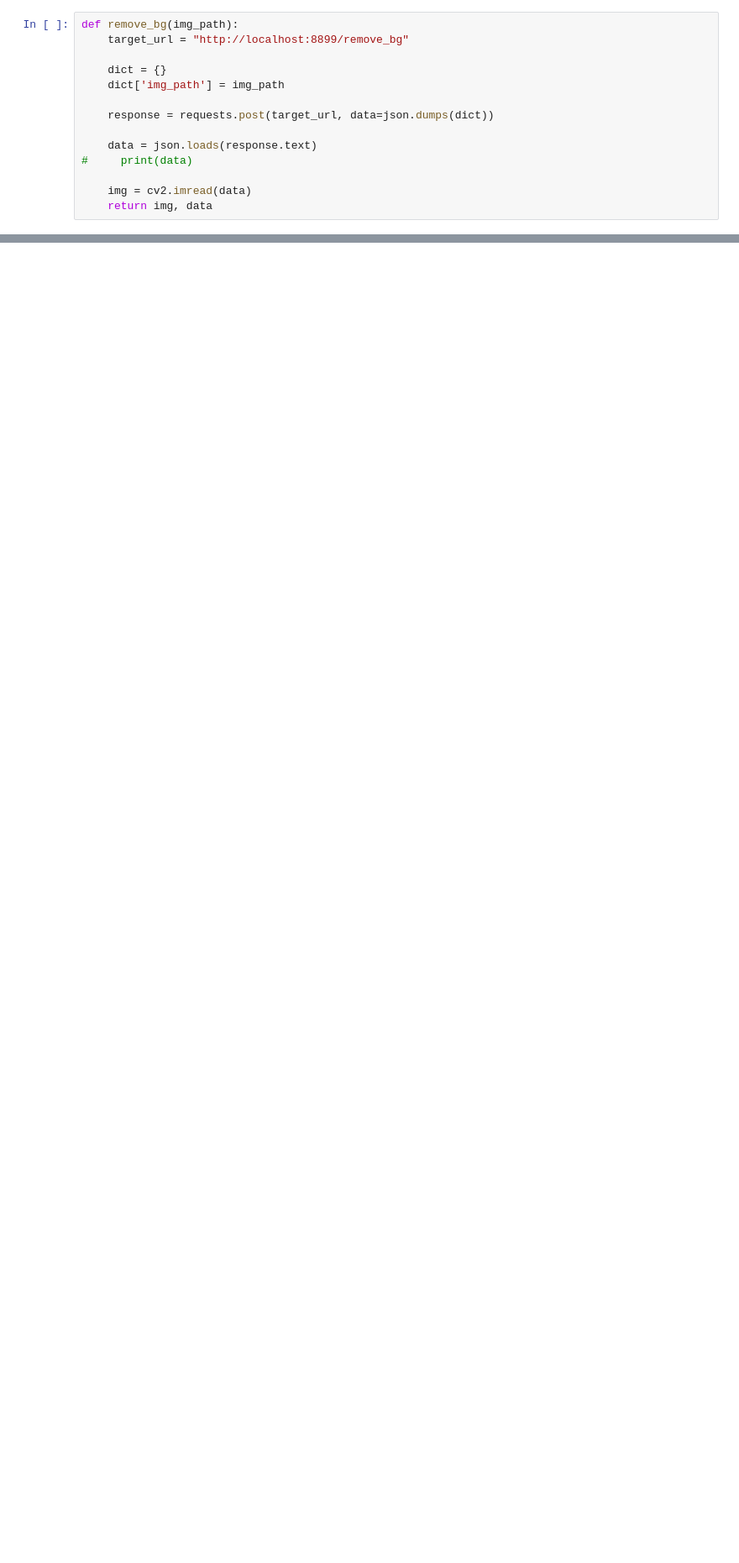
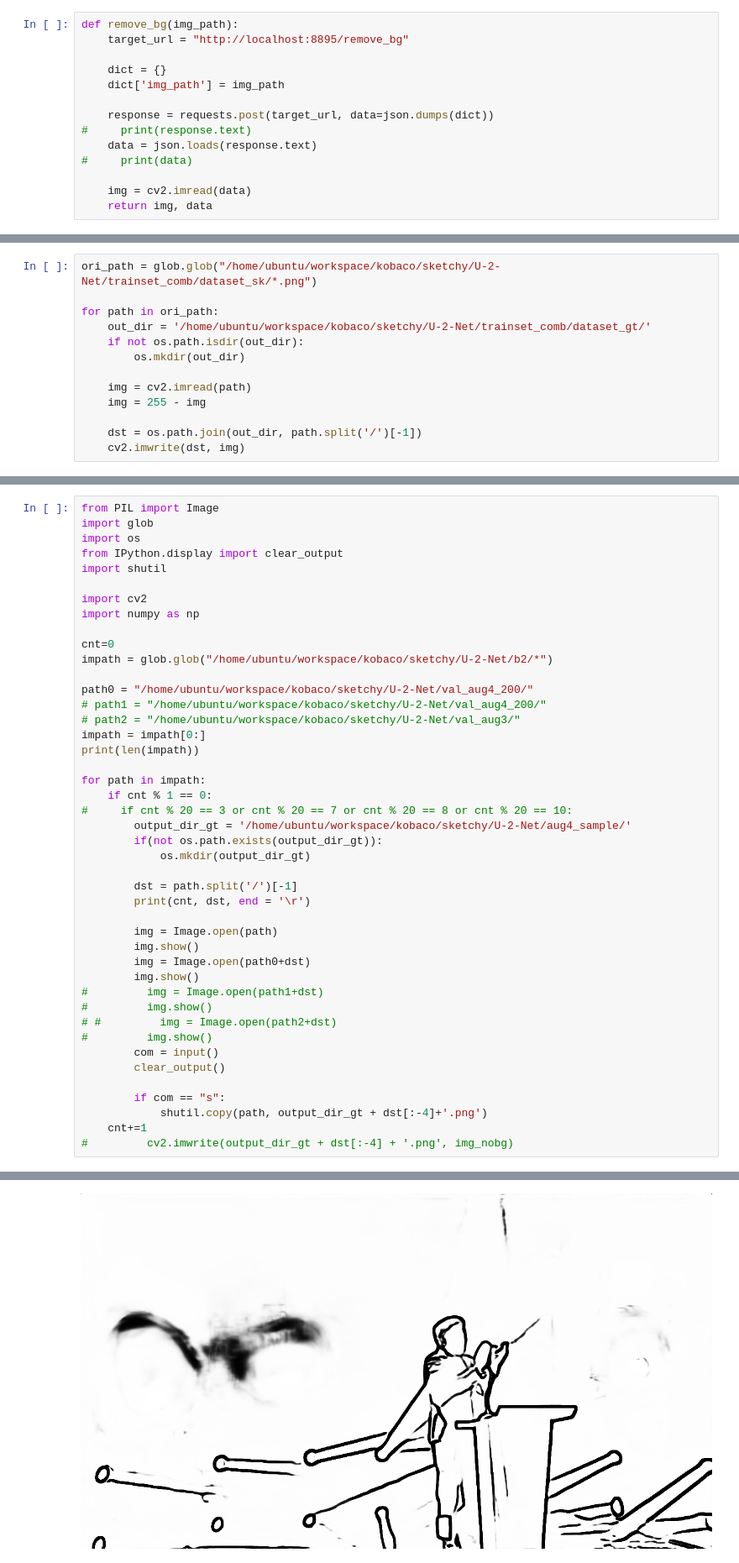
Before and after one commit to HyeongminMoon/U-2-Net_portrait_sketch, a Jupyter notebook: test_post.ipynb, the cells around one changed output, grey strips where cells are left out. Shown at 84% size. Cells and saved outputs as stored; diff of their text form; blank space fills up the shorter version.

```diff
--- a/test_post.ipynb
+++ b/test_post.ipynb
@@ -69,13 +162,13 @@ def cartoonize(img):
     return img, path
 # %%
 def remove_bg(img_path):
-    target_url = "http://localhost:8899/remove_bg"
+    target_url = "http://localhost:8895/remove_bg"
 
     dict = {}
     dict['img_path'] = img_path
 
     response = requests.post(target_url, data=json.dumps(dict))
-
+#     print(response.text)
     data = json.loads(response.text)
 #     print(data)
 
@@ -106,0 +208,13 @@ for dp in dst_path:
+# %%
+ori_path = glob.glob("/home/ubuntu/workspace/kobaco/sketchy/U-2-Net/trainset_comb/dataset_sk/*.png")
+
+for path in ori_path:
+    out_dir = '/home/ubuntu/workspace/kobaco/sketchy/U-2-Net/trainset_comb/dataset_gt/'
+    if not os.path.isdir(out_dir):
+        os.mkdir(out_dir)
+
+    img = cv2.imread(path)
+    img = 255 - img
+
+    dst = os.path.join(out_dir, path.split('/')[-1])
+    cv2.imwrite(dst, img)
@@ -278,0 +485,45 @@ a = glob.glob("")
+# %%
+from PIL import Image
+import glob
+import os
+from IPython.display import clear_output
+import shutil
+
+import cv2
+import numpy as np
+
+cnt=0
+impath = glob.glob("/home/ubuntu/workspace/kobaco/sketchy/U-2-Net/b2/*")
+
+path0 = "/home/ubuntu/workspace/kobaco/sketchy/U-2-Net/val_aug4_200/"
+# path1 = "/home/ubuntu/workspace/kobaco/sketchy/U-2-Net/val_aug4_200/"
+# path2 = "/home/ubuntu/workspace/kobaco/sketchy/U-2-Net/val_aug3/"
+impath = impath[0:]
+print(len(impath))
+
+for path in impath:
+    if cnt % 1 == 0:
+#     if cnt % 20 == 3 or cnt % 20 == 7 or cnt % 20 == 8 or cnt % 20 == 10:
+        output_dir_gt = '/home/ubuntu/workspace/kobaco/sketchy/U-2-Net/aug4_sample/'
+        if(not os.path.exists(output_dir_gt)):
+            os.mkdir(output_dir_gt)
+
+        dst = path.split('/')[-1]
+        print(cnt, dst, end = '\r')
+
+        img = Image.open(path)
+        img.show()
+        img = Image.open(path0+dst)
+        img.show()
+#         img = Image.open(path1+dst)
+#         img.show()
+# #         img = Image.open(path2+dst)
+#         img.show()
+        com = input()
+        clear_output()
+
+        if com == "s":
+            shutil.copy(path, output_dir_gt + dst[:-4]+'.png')
+    cnt+=1
+#         cv2.imwrite(output_dir_gt + dst[:-4] + '.png', img_nobg)
+# %% [output]
@@ -278,0 +531 @@ a = glob.glob("")
+[figure, added]
```
Also changed, not shown: parts of 23 cells of this notebook, 17 other files.
